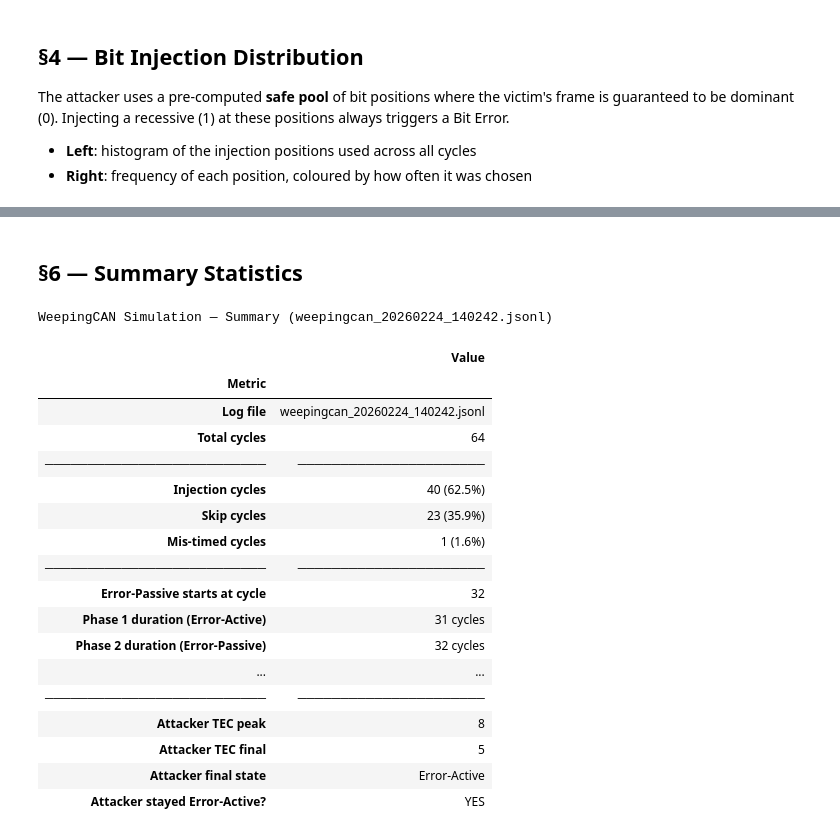
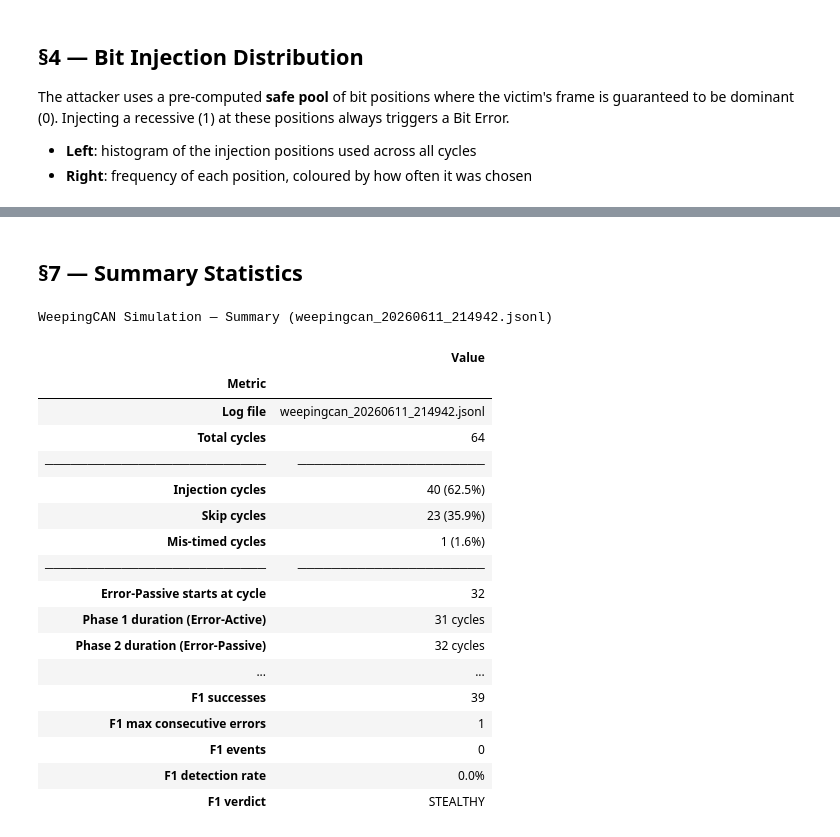
Before and after one commit to alessandro-vulcu-code/CPS-Project-1, a Jupyter notebook: Notebook/weepingcan_analysis.ipynb, the cells around one changed output, grey strips where cells are left out. Drawn from its saved outputs; the diff is of its cells as text; code cells hidden in the pictures.

```diff
--- a/Notebook/weepingcan_analysis.ipynb
+++ b/Notebook/weepingcan_analysis.ipynb
@@ -76,16 +80,16 @@ Libraries loaded.
 # ║  CONFIGURE HERE                                              ║
 # ╚══════════════════════════════════════════════════════════════╝
 #
-# Leave empty  →  auto-picks the most recent .jsonl in logs/
+# Leave empty  →  load every .jsonl in logs/ for stability analysis
 # One file     →  single-run analysis
-# Multiple     →  §5 multi-run comparison is also enabled
+# Multiple     →  selected multi-run comparison
 #
 # Examples:
 #   LOG_FILES = []
 #   LOG_FILES = ['logs/weepingcan_20260224_140242.jsonl']
 #   LOG_FILES = ['logs/run_a.jsonl', 'logs/run_b.jsonl']
 
-LOG_FILES = ['../logs/weepingcan_20260224_140242.jsonl', '../logs/weepingcan_20260224_144747.jsonl', '../logs/weepingcan_20260224_144753.jsonl']
+LOG_FILES = []
 # %%
 # ── Locate logs directory (works from project root or Notebook/) ──────────────
 def _find_logs_dir() -> Path:
@@ -613,5 +843,5 @@ Saved: plot_multirun.png
 # %% [markdown]
-## §6 — Summary Statistics
+## §7 — Summary Statistics
 # %%
 total   = len(df)
 n_inj   = int((df['action'] == 'Injection').sum())
@@ -630,6 +860,9 @@ avg_net = deltas.mean()
 
 ideal_bo = 256 // 7 + 1
 delay    = (int(busoff_c.min()) - ideal_bo) if not busoff_c.empty else 'N/A'
+
+f1_attrs = df.attrs
+f1_available = bool(f1_attrs.get('f1_available'))
 
 rows = [
     ('Log file',                         RUN),
@@ -641,35 +874,43 @@ rows = [
     ('─' * 26,                           '─' * 22),
     ('Error-Passive starts at cycle',    int(phase2_c.min()) if not phase2_c.empty else 'N/A'),
     ('Phase 1 duration (Error-Active)',  f'{ph1_len} cycles'),
     ('Phase 2 duration (Error-Passive)', f'{ph2_len} cycles'),
     ('Victim Bus-Off at cycle',          bo_at),
     ('─' * 26,                           '─' * 22),
     ('Ideal Bus-Off (no skip/jitter)',   f'cycle {ideal_bo}'),
     ('Actual delay vs ideal',            f'+{delay} cycles' if isinstance(delay, int) else delay),
     ('Avg ΔTEC / cycle (actual)',        f'{avg_net:+.2f}'),
     ('─' * 26,                           '─' * 22),
     ('Attacker TEC peak',                int(df['attacker_tec'].max())),
     ('Attacker TEC final',               int(df['attacker_tec'].iloc[-1])),
     ('Attacker final state',             df['attacker_state'].iloc[-1]),
     ('Attacker stayed Error-Active?',    'YES' if (df['attacker_state'] == 'Error-Active').all() else 'NO'),
+    ('─' * 26,                           '─' * 22),
+    ('F1 detector available?',           'YES' if f1_available else 'NO'),
+    ('F1 detector errors',               int(f1_attrs.get('f1_errors')) if f1_available else 'N/A'),
+    ('F1 successes',                     int(f1_attrs.get('f1_successes')) if f1_available else 'N/A'),
+    ('F1 max consecutive errors',        int(f1_attrs.get('f1_max_consecutive')) if f1_available else 'N/A'),
+    ('F1 events',                        int(f1_attrs.get('f1_events')) if f1_available else 'N/A'),
+    ('F1 detection rate',                f"{f1_attrs.get('f1_detection_rate_pct'):.1f}%" if f1_available else 'N/A'),
+    ('F1 verdict',                       f1_attrs.get('f1_verdict', 'N/A') if f1_available else 'N/A'),
 ]
 
 summary = pd.DataFrame(rows, columns=['Metric', 'Value']).set_index('Metric')
 styled = summary.style.set_table_styles([
     {'selector': 'th', 'props': [
         ('background-color','#161b22'),('color','#79c0ff'),
         ('font-family','monospace'),('border','1px solid #30363d')]},
     {'selector': 'td', 'props': [
         ('background-color','#0d1117'),('color','#c9d1d9'),
         ('font-family','monospace'),('border','1px solid #21262d'),
         ('padding','5px 14px')]},
 ]).set_caption(f'WeepingCAN Simulation — Summary  ({RUN})')
 display(styled)
 # %% [output]
-WeepingCAN Simulation — Summary (weepingcan_20260224_140242.jsonl)
+WeepingCAN Simulation — Summary (weepingcan_20260611_214942.jsonl)
 |  | Value |
 | Metric |  |
-| Log file | weepingcan_20260224_140242.jsonl |
+| Log file | weepingcan_20260611_214942.jsonl |
 | Total cycles | 64 |
 | ────────────────────────── | ────────────────────── |
 | Injection cycles | 40 (62.5%) |
@@ -680,8 +921,8 @@ WeepingCAN Simulation — Summary (weepingcan_20260224_140242.jsonl)
 | Phase 1 duration (Error-Active) | 31 cycles |
 | Phase 2 duration (Error-Passive) | 32 cycles |
 | ... | ... |
-| ────────────────────────── | ────────────────────── |
-| Attacker TEC peak | 8 |
-| Attacker TEC final | 5 |
-| Attacker final state | Error-Active |
-| Attacker stayed Error-Active? | YES |
+| F1 successes | 39 |
+| F1 max consecutive errors | 1 |
+| F1 events | 0 |
+| F1 detection rate | 0.0% |
+| F1 verdict | STEALTHY |
```
Also changed, not shown: parts of 12 cells of this notebook, 12 other files.
